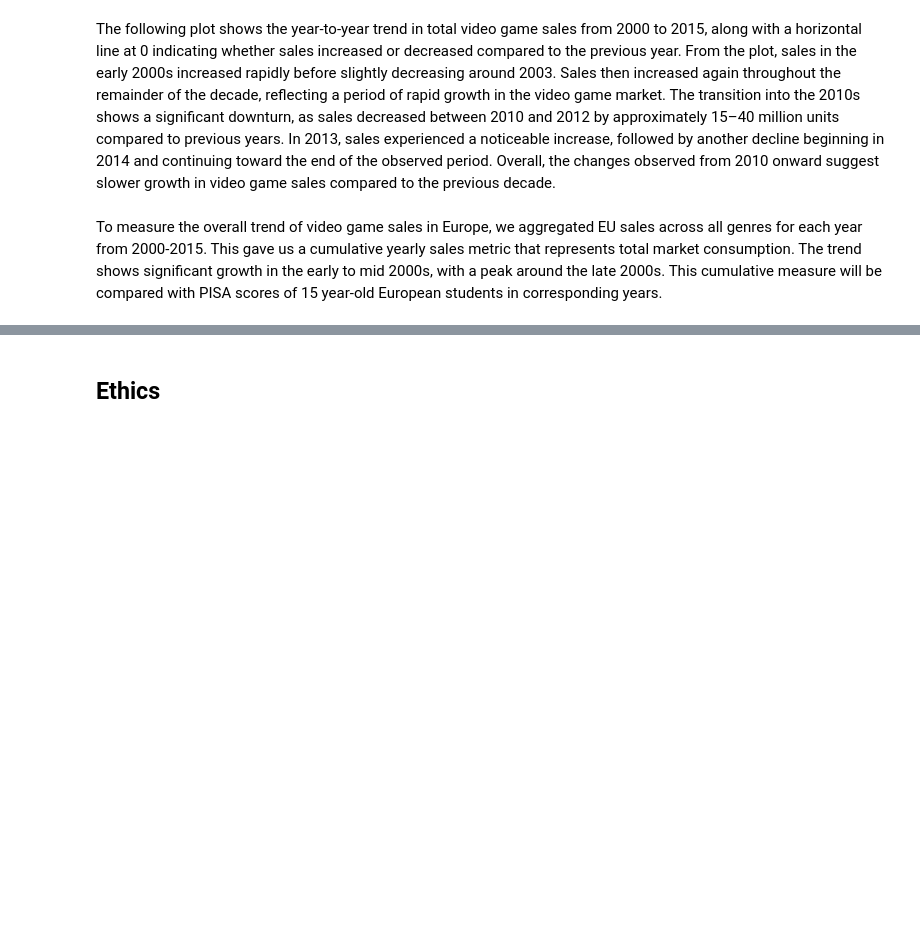
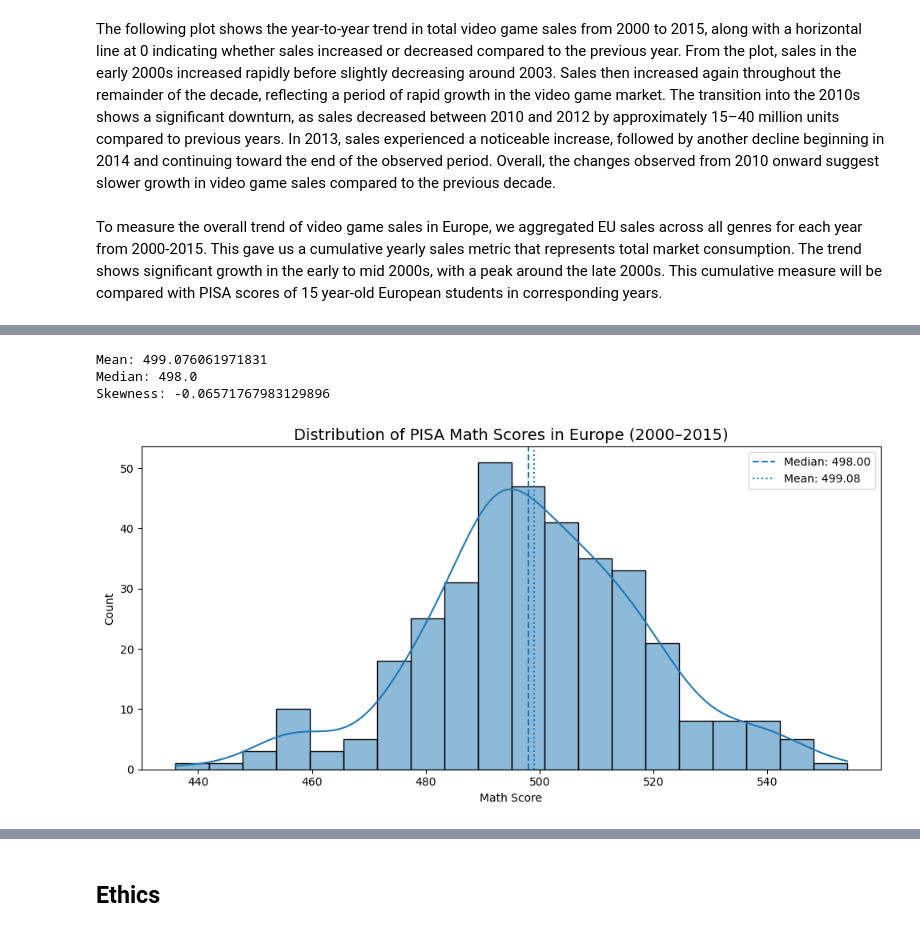
Before and after one commit to COGS108/Group037_WI26, a Jupyter notebook: 02-EDACheckpoint.ipynb, the cells around one changed output, grey strips where cells are left out. Saved outputs shown, nothing was run; the diff lists cells and outputs as text; code cells hidden in the pictures; blank space fills up the shorter version.

```diff
--- a/02-EDACheckpoint.ipynb
+++ b/02-EDACheckpoint.ipynb
@@ -443,0 +481,24 @@ Some more words and stuff.  Remember notebooks work best if you interleave the c
+# %%
+print("Mean:", pisa_eu["Value"].mean())
+print("Median:", pisa_eu["Value"].median())
+print("Skewness:", pisa_eu["Value"].skew())
+
+plt.figure(figsize=(10, 5))
+sns.histplot(pisa_eu["Value"], kde=True, bins=20)
+
+plt.axvline(pisa_eu["Value"].median(), linestyle="--",
+            label=f"Median: {pisa_eu['Value'].median():.2f}")
+plt.axvline(pisa_eu["Value"].mean(), linestyle=":",
+            label=f"Mean: {pisa_eu['Value'].mean():.2f}")
+
+plt.title("Distribution of PISA Math Scores in Europe (2000–2015)", fontsize=14)
+plt.xlabel("Math Score")
+plt.ylabel("Count")
+plt.legend()
+plt.tight_layout()
+plt.show()
+# %% [output]
+Mean: 499.076061971831
+Median: 498.0
+Skewness: -0.06571767983129896
+[figure, added]
```
Also changed, not shown: parts of 13 cells of this notebook.
